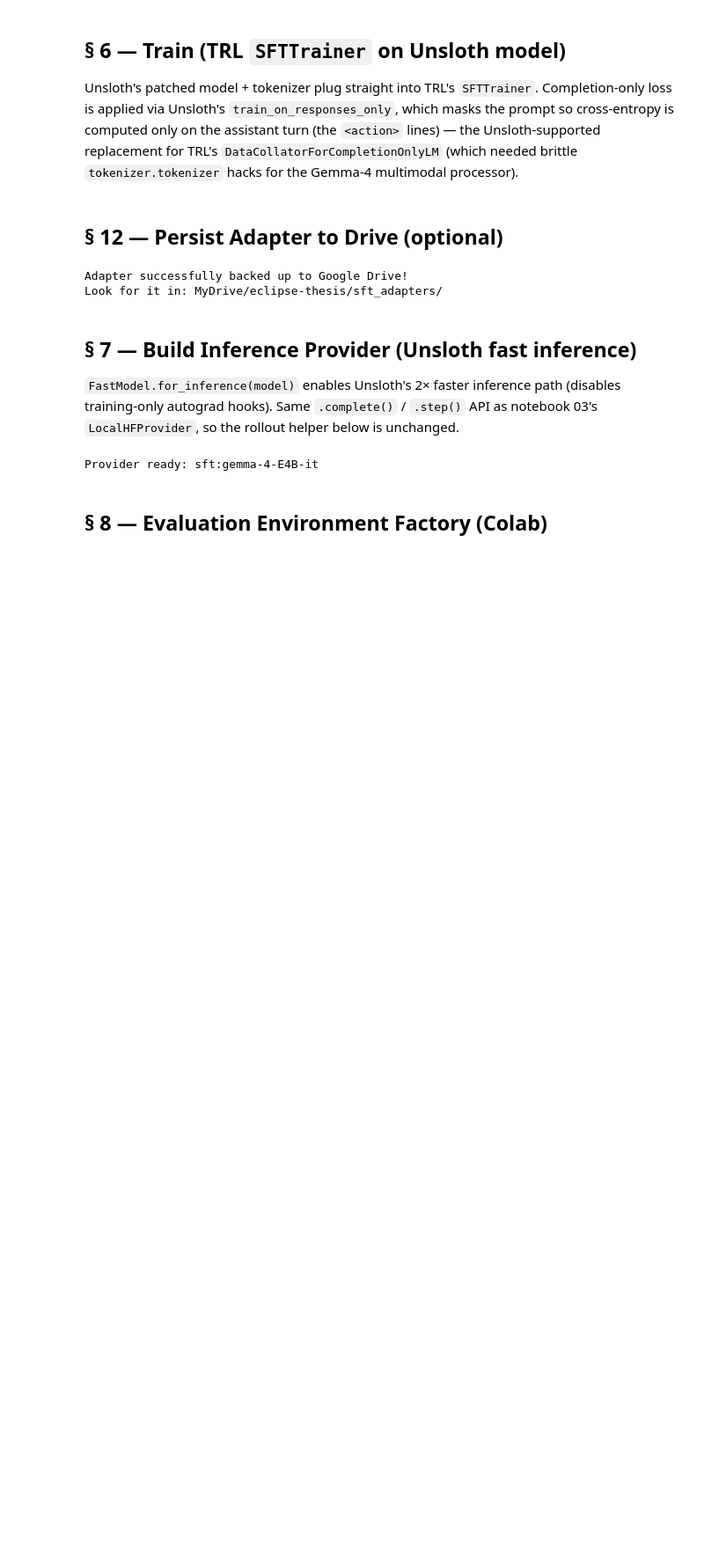
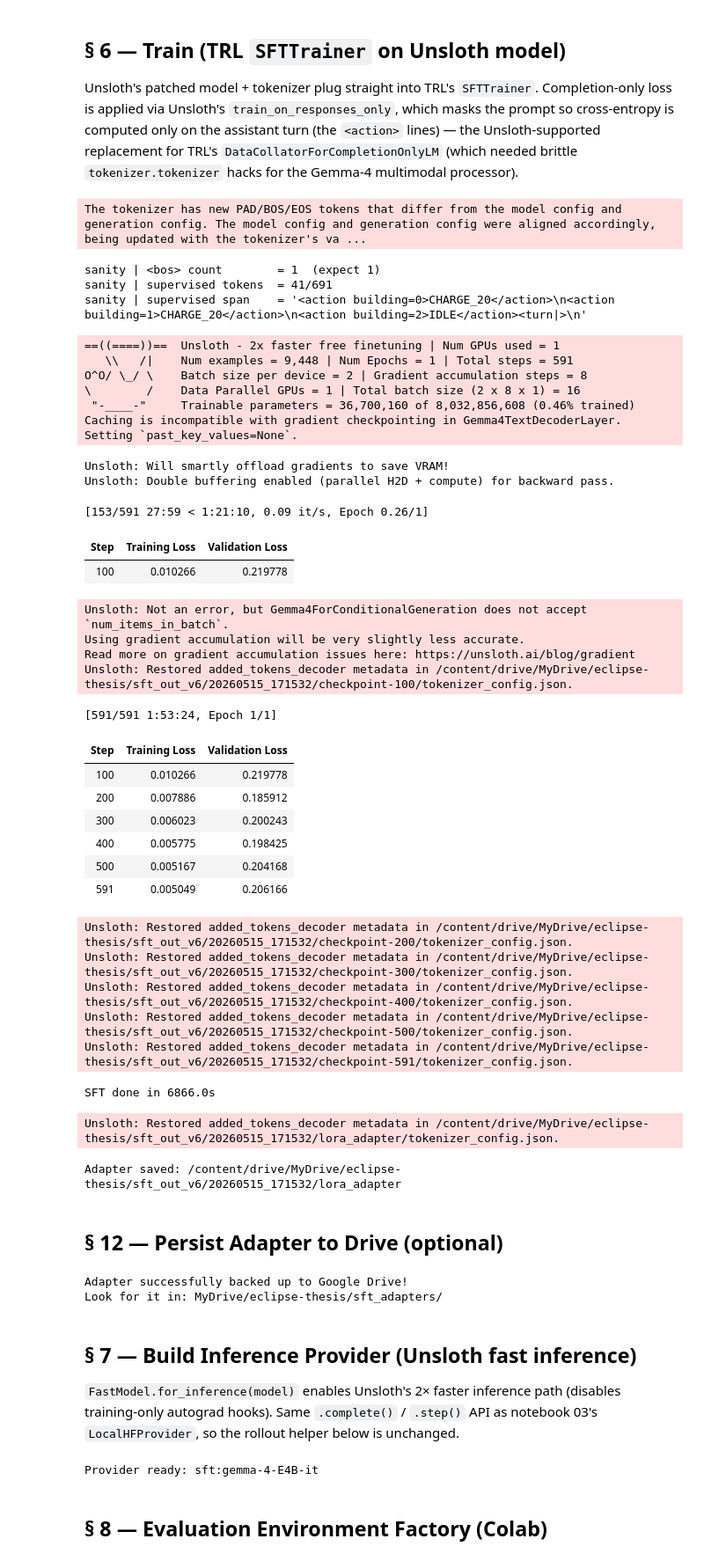
Before and after one commit to antonisbast/eclipse-thesis, a Jupyter notebook: notebooks/05_sft_gemma_colab.ipynb, the cells around one changed output. Shown at 88% size. Drawn from its saved outputs; the diff is of its cells as text; code cells hidden in the pictures; blank space fills up the shorter version.

```diff
--- a/notebooks/05_sft_gemma_colab.ipynb
+++ b/notebooks/05_sft_gemma_colab.ipynb
@@ -53,8 +53,8 @@ GRAD_ACCUM     = 8      # effective batch 16
 LEARNING_RATE  = 5e-5
 # Keep model max_seq_length aligned with SFTConfig.max_length so we don't
 # allocate activation buffers for tokens we never use. Sample length is
-# ~490 tokens; 640 leaves ~30% headroom.
-MAX_SEQ_LEN    = 640
+# ~490 tokens; 1024 leaves plenty of headroom to prevent truncation.
+MAX_SEQ_LEN    = 1024
 
 # ── Evaluation slice ──────────────────────────────────────────────────────
 EVAL_START     = 4000           # mid-summer slice, batteries primed by then
@@ -372,7 +401,7 @@ import time
 
 # Save directly to Drive so a Colab disconnect doesn't nuke the run.
 # Drive must be mounted (cell 15) BEFORE this cell.
-OUT_DIR = f"/content/drive/MyDrive/eclipse-thesis/sft_out_v5/{time.strftime('%Y%m%d_%H%M%S')}"
+OUT_DIR = f"/content/drive/MyDrive/eclipse-thesis/sft_out_v6/{time.strftime('%Y%m%d_%H%M%S')}"
 
 sft_cfg = SFTConfig(
     output_dir                  = OUT_DIR,
@@ -380,7 +409,7 @@ sft_cfg = SFTConfig(
     per_device_train_batch_size = BATCH_SIZE,
     gradient_accumulation_steps = GRAD_ACCUM,
     learning_rate               = LEARNING_RATE,
-    max_length                  = 640,
+    max_length                  = MAX_SEQ_LEN,
     logging_steps               = 25,
 
     # ── Checkpointing → Drive (survives disconnects) ─────────────────────
@@ -399,7 +428,7 @@ sft_cfg = SFTConfig(
     bf16                        = True,
     fp16                        = False,
     optim                       = "paged_adamw_8bit",
-    warmup_ratio                = 0.03,
+    warmup_steps                = 50,           # replaced warmup_ratio to avoid deprecation
     lr_scheduler_type           = "linear",
     report_to                   = "none",
     seed                        = SEED,
@@ -428,33 +457,69 @@ trainer = train_on_responses_only(
     trainer,
     instruction_part = "<|turn>user\n",
     response_part    = "<|turn>model\n",
 )
 
 # ── Verify masking + single <bos> BEFORE the ~4h train ──────────────────
 _tt    = getattr(tokenizer, "tokenizer", tokenizer)
 _ex    = trainer.train_dataset[0]
 _n_bos = sum(t == _tt.bos_token_id for t in _ex["input_ids"])
 _sup   = [t for t, l in zip(_ex["input_ids"], _ex["labels"]) if l != -100]
 print(f"sanity | <bos> count        = {_n_bos}  (expect 1)")
 print(f"sanity | supervised tokens  = {len(_sup)}/{len(_ex['labels'])}")
 print(f"sanity | supervised span    = {_tt.decode(_sup)!r}")
 assert _n_bos == 1, (
     f"Expected exactly one <bos>, got {_n_bos} — check .removeprefix('<bos>') in § 5"
 )
 assert 0 < len(_sup) < len(_ex["labels"]), (
     "Masking failed — completion-only loss not applied (supervised span empty or full)"
 )
 
 _t0 = time.time()
 trainer.train()
 print(f"\nSFT done in {time.time()-_t0:.1f}s")
 
 # Save the best model (load_best_model_at_end=True already loaded it).
 # OUT_DIR is on Drive, so this also survives runtime shutdown.
 ADAPTER_DIR = f"{OUT_DIR}/lora_adapter"
 trainer.model.save_pretrained(ADAPTER_DIR)
 tokenizer.save_pretrained(ADAPTER_DIR)
 print(f"Adapter saved: {ADAPTER_DIR}")
+# %% [output]
+The tokenizer has new PAD/BOS/EOS tokens that differ from the model config and generation config. The model config and generation config were aligned accordingly, being updated with the tokenizer's va ...
+sanity | <bos> count        = 1  (expect 1)
+sanity | supervised tokens  = 41/691
+sanity | supervised span    = '<action building=0>CHARGE_20</action>\n<action building=1>CHARGE_20</action>\n<action building=2>IDLE</action><turn|>\n'
+==((====))==  Unsloth - 2x faster free finetuning | Num GPUs used = 1
+   \\   /|    Num examples = 9,448 | Num Epochs = 1 | Total steps = 591
+O^O/ \_/ \    Batch size per device = 2 | Gradient accumulation steps = 8
+\        /    Data Parallel GPUs = 1 | Total batch size (2 x 8 x 1) = 16
+ "-____-"     Trainable parameters = 36,700,160 of 8,032,856,608 (0.46% trained)
+Caching is incompatible with gradient checkpointing in Gemma4TextDecoderLayer. Setting `past_key_values=None`.
+Unsloth: Will smartly offload gradients to save VRAM!
+Unsloth: Double buffering enabled (parallel H2D + compute) for backward pass.
+[153/591 27:59 < 1:21:10, 0.09 it/s, Epoch 0.26/1]
+| Step | Training Loss | Validation Loss |
+| 100 | 0.010266 | 0.219778 |
+Unsloth: Not an error, but Gemma4ForConditionalGeneration does not accept `num_items_in_batch`.
+Using gradient accumulation will be very slightly less accurate.
+Read more on gradient accumulation issues here: https://unsloth.ai/blog/gradient
+Unsloth: Restored added_tokens_decoder metadata in /content/drive/MyDrive/eclipse-thesis/sft_out_v6/20260515_171532/checkpoint-100/tokenizer_config.json.
+[591/591 1:53:24, Epoch 1/1]
+| Step | Training Loss | Validation Loss |
+| 100 | 0.010266 | 0.219778 |
+| 200 | 0.007886 | 0.185912 |
+| 300 | 0.006023 | 0.200243 |
+| 400 | 0.005775 | 0.198425 |
+| 500 | 0.005167 | 0.204168 |
+| 591 | 0.005049 | 0.206166 |
+Unsloth: Restored added_tokens_decoder metadata in /content/drive/MyDrive/eclipse-thesis/sft_out_v6/20260515_171532/checkpoint-200/tokenizer_config.json.
+Unsloth: Restored added_tokens_decoder metadata in /content/drive/MyDrive/eclipse-thesis/sft_out_v6/20260515_171532/checkpoint-300/tokenizer_config.json.
+Unsloth: Restored added_tokens_decoder metadata in /content/drive/MyDrive/eclipse-thesis/sft_out_v6/20260515_171532/checkpoint-400/tokenizer_config.json.
+Unsloth: Restored added_tokens_decoder metadata in /content/drive/MyDrive/eclipse-thesis/sft_out_v6/20260515_171532/checkpoint-500/tokenizer_config.json.
+Unsloth: Restored added_tokens_decoder metadata in /content/drive/MyDrive/eclipse-thesis/sft_out_v6/20260515_171532/checkpoint-591/tokenizer_config.json.
+SFT done in 6866.0s
+Unsloth: Restored added_tokens_decoder metadata in /content/drive/MyDrive/eclipse-thesis/sft_out_v6/20260515_171532/lora_adapter/tokenizer_config.json.
+Adapter saved: /content/drive/MyDrive/eclipse-thesis/sft_out_v6/20260515_171532/lora_adapter
 # %% [markdown]
 ## § 12 — Persist Adapter to Drive (optional)
 # %%
```
Also changed, not shown: parts of 21 cells of this notebook, 3 other files.
